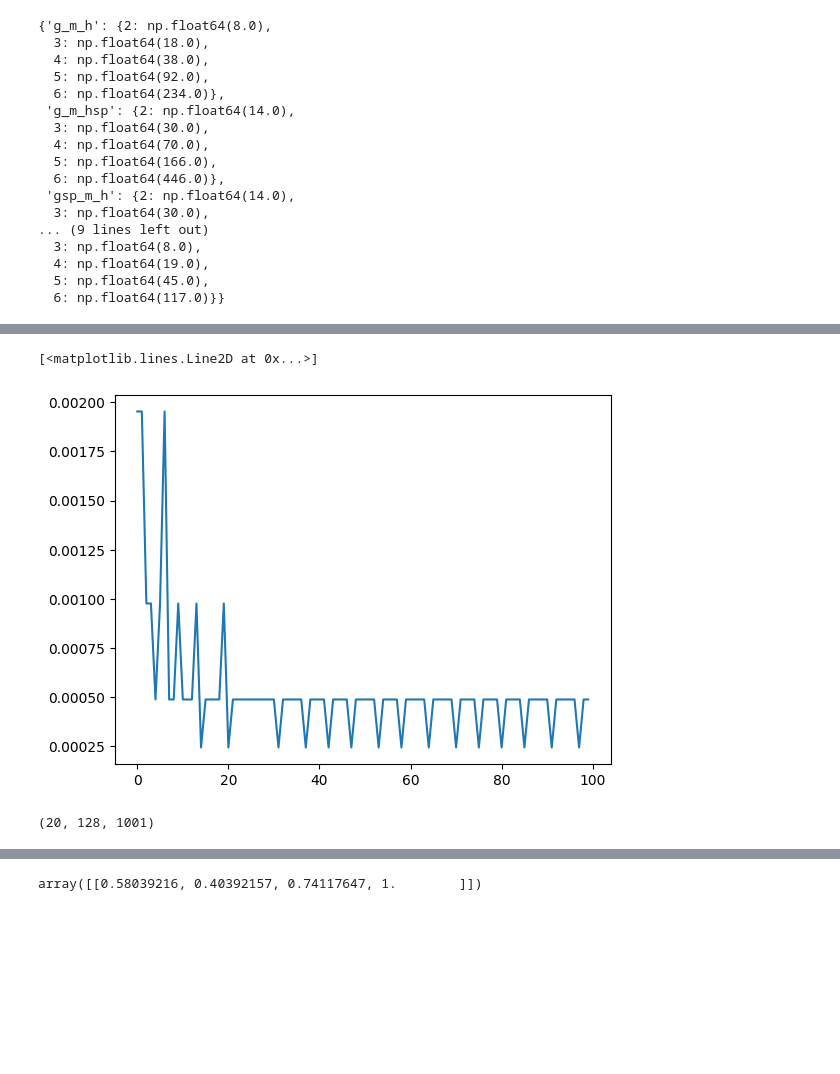
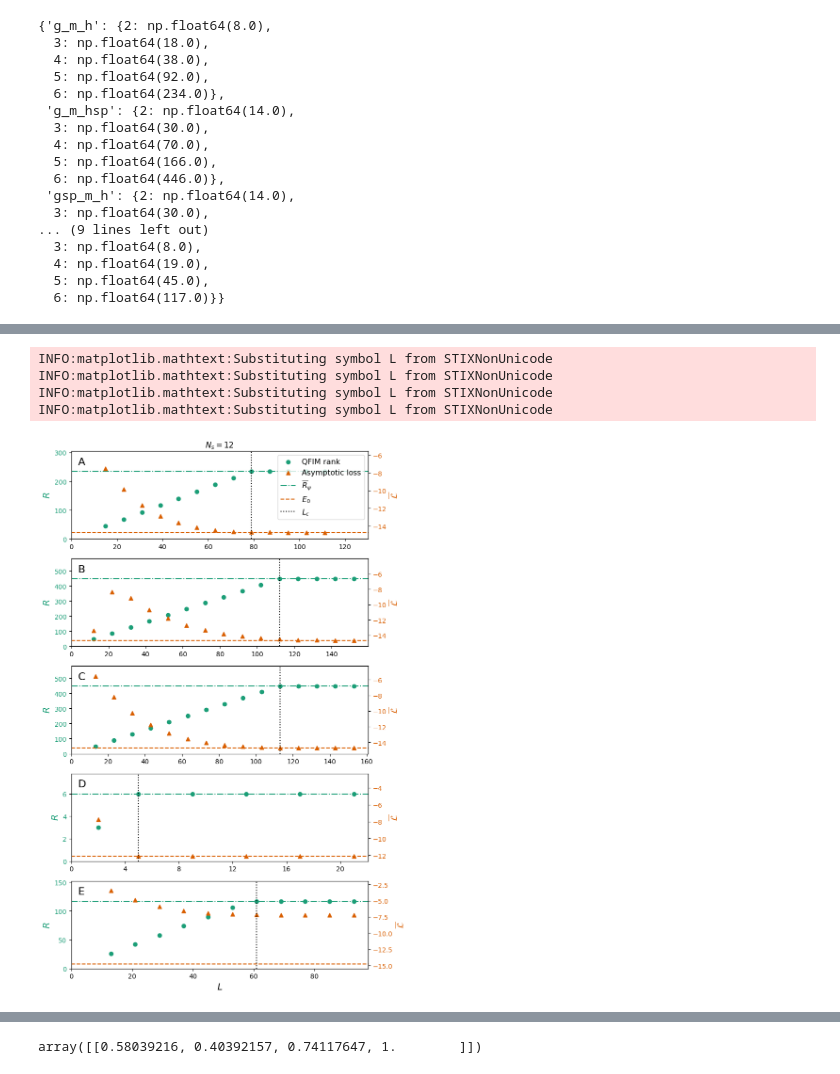
Before and after one commit to yiiyama/z2vqe, a Jupyter notebook: paper_plots.ipynb, the cells around one changed output, grey strips where cells are left out. Cells and saved outputs as stored; diff of their text form; code cells hidden in the pictures; blank space fills up the shorter version.

```diff
--- a/paper_plots.ipynb
+++ b/paper_plots.ipynb
@@ -490,9 +326,0 @@ plt.scatter(num_layers['g_m_h'][6], np.mean(dll[6][:, 60:], axis=1))
-# %%
-plt.plot(stepsizes['g_m_h'][6][-1, 0])
-# %% [output]
-[<matplotlib.lines.Line2D at 0x...>]
-[figure, removed]
-# %%
-losses['g_m_h'][4].shape
-# %% [output]
-(20, 128, 1001)
@@ -500,0 +327,69 @@ losses['g_m_h'][4][:, ]
+# %%
+nls = {}
+qfim_ranks = {}
+vqe_losses = {}
+vqe_grads = {}
+for config in configs:
+    nls[config] = {}
+    qfim_ranks[config] = {}
+    vqe_losses[config] = {}
+    vqe_grads[config] = {}
+    for num_f in num_fs:
+        with h5py.File(datadir / f'vqe-{config}-{num_f}.h5', 'r', libver='latest') as source:
+            nls[config][num_f] = source['num_layers'][()]
+            qfim_ranks[config][num_f] = source['ranks'][()]
+            vqe_losses[config][num_f] = source['losses'][()]
+            vqe_grads[config][num_f] = source['gradients'][()]
+# %%
+num_f = 6
+fig, axs = plt.subplots(5, 1, figsize=(8, 12))
+colors = mpl.color_sequences['Dark2']
+
+for iconfig, (config, cname) in enumerate(zip(configs, ['A', 'B', 'C', 'D', 'E'])):
+    axl = axs[iconfig]
+    axl.text(0, np.max(qfim_ranks[config][num_f]) * 1.1, f'  {cname}', fontsize=16, ha='left')
+    hqr = axl.scatter(nls[config][num_f], np.mean(qfim_ranks[config][num_f], axis=1), color=colors[0],
+                      marker='o', label='QFIM rank')
+    hrpsi = axl.axhline(rsats[config][num_f], color=colors[0], linestyle='-.', label=r'$R_{\psi}$')
+    axl.set_ylabel('$R$', color=colors[0], fontsize=14)
+    axl.tick_params(axis='y', labelcolor=colors[0])
+    axl.set_ylim(0., np.max(qfim_ranks[config][num_f]) * 1.3)
+
+    axr = axl.twinx()
+    exact_e0 = np.linalg.eigvalsh(hamiltonians[config][num_f])[0]
+    hal = axr.scatter(nls[config][num_f], np.mean(vqe_losses[config][num_f], axis=1), color=colors[1],
+                      marker='^', label='Asymptotic loss')
+    he0 = axr.axhline(exact_e0, color=colors[1], linestyle='--', label='$E_0$')
+    axr.set_ylabel(r'$\overline{\mathcal{L}}$', color=colors[1], fontsize=14)
+    axr.set_ylim(exact_e0 * 1.05, np.max(vqe_losses[config][num_f]) * 0.9)
+    axr.tick_params(axis='y', labelcolor=colors[1])
+
+    axr.set_xlim(0., np.max(nls[config][num_f]) * 1.05)
+    # axr.set_xlim(0., 160.)
+    hlc = axr.axvline(lcriticals[config][num_f], color='k', linestyle=':', label='$L_c$')
+
+    if iconfig == 0:
+        axr.set_xlim(0., 130.)
+        axr.legend(
+            [hqr, hal, hrpsi, he0, hlc],
+            ['QFIM rank', 'Asymptotic loss', r'$\overline{R}_{\psi}$', '$E_0$', '$L_c$'],
+            fontsize=11.5
+        )
+    if iconfig == 3:
+        ticks = np.arange(0, 23, 4)
+        axr.set_xticks(ticks, labels=[f'{x}' for x in ticks])
+
+
+    # axr.scatter(nls[config][num_f], np.mean(vqe_grads[config][num_f], axis=1))
+
+axs[0].set_title('$N_s = 12$')
+axs[-1].set_xlabel('$L$', fontsize=14)
+
+fig.tight_layout()
+fig.savefig('/home/iiyama/src/z2vqe/plots/rank_loss.pdf')
+# %% [output]
+INFO:matplotlib.mathtext:Substituting symbol L from STIXNonUnicode
+INFO:matplotlib.mathtext:Substituting symbol L from STIXNonUnicode
+INFO:matplotlib.mathtext:Substituting symbol L from STIXNonUnicode
+INFO:matplotlib.mathtext:Substituting symbol L from STIXNonUnicode
+[figure, added]
```
Also changed, not shown: parts of 49 cells of this notebook.
